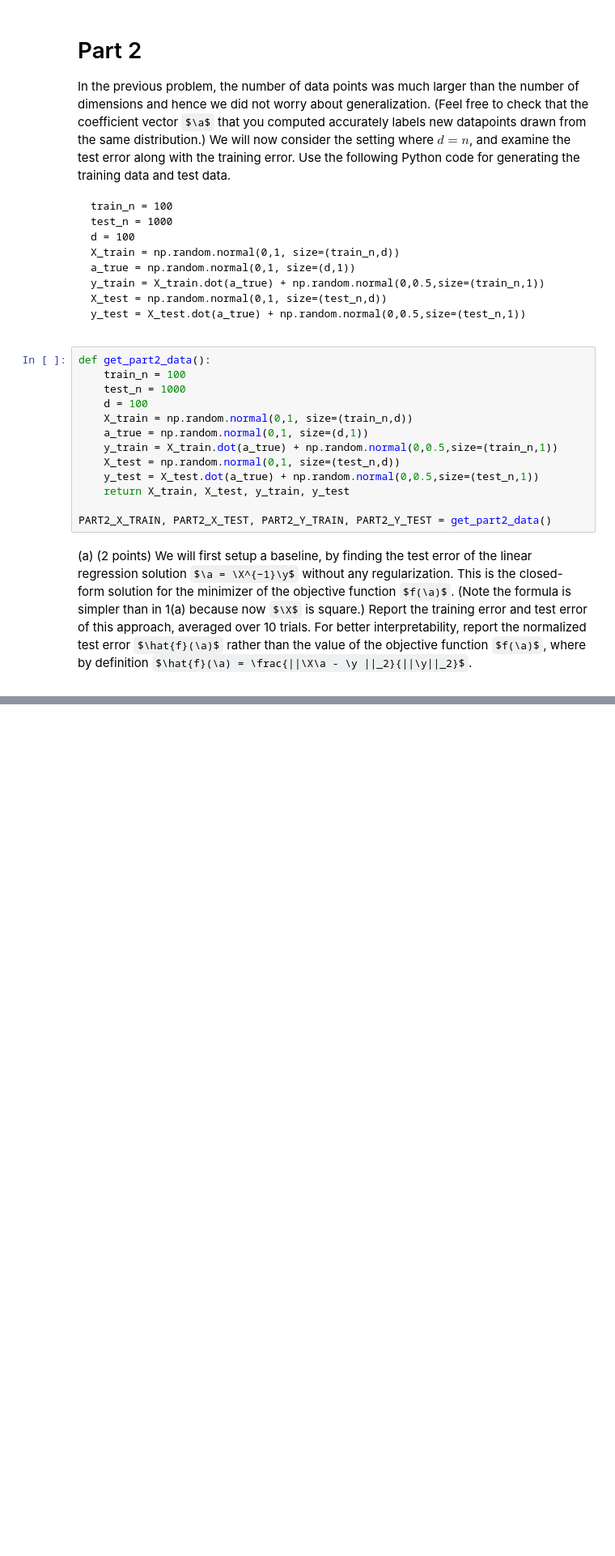
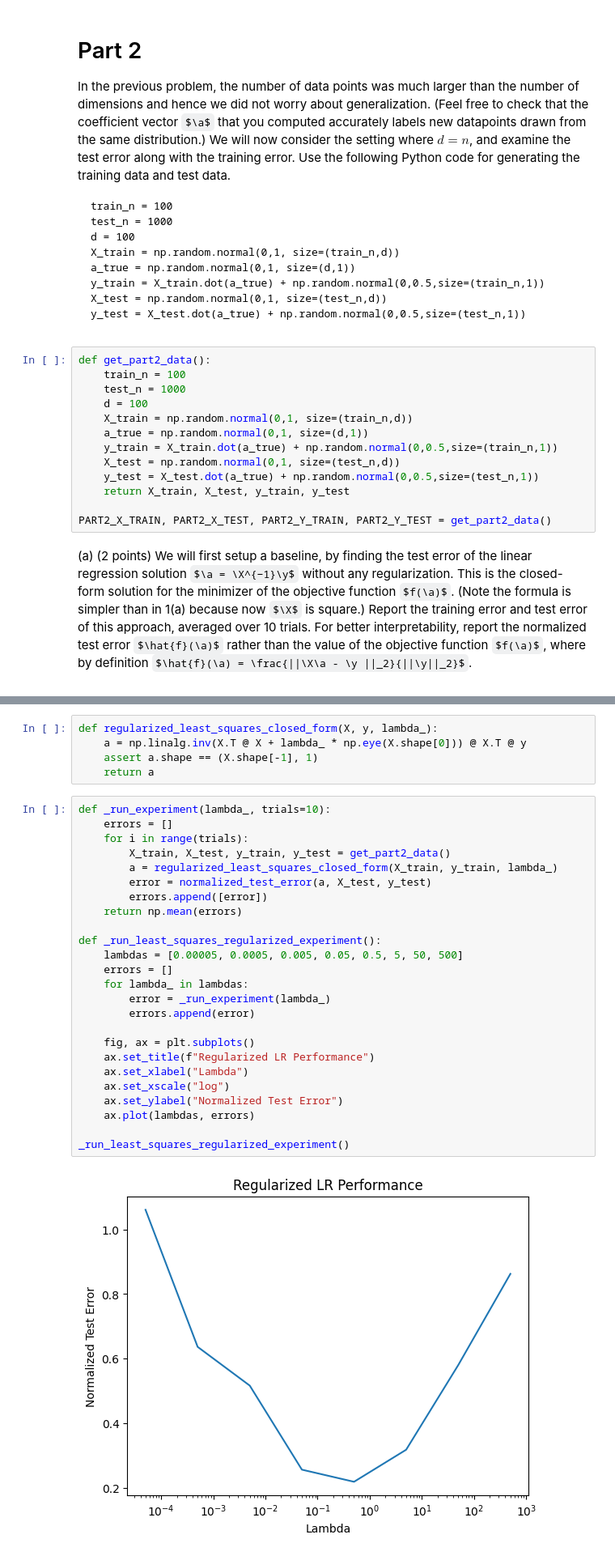
Before and after one commit to garfieldnate/Stanford-CS-168_Modern_Algorithmic_Toolbox, a Jupyter notebook: cs168/notebooks/mini_project_3.ipynb, the cells around one changed output, grey strips where cells are left out. Shown at 81% size. Cells and saved outputs as stored; diff of their text form; some formulas as TeX source; blank space fills up the shorter version.

```diff
--- a/cs168/notebooks/mini_project_3.ipynb
+++ b/cs168/notebooks/mini_project_3.ipynb
@@ -353,0 +399,32 @@ PART2_X_TRAIN, PART2_X_TEST, PART2_Y_TRAIN, PART2_Y_TEST = get_part2_data()
+# %%
+def regularized_least_squares_closed_form(X, y, lambda_):
+    a = np.linalg.inv(X.T @ X + lambda_ * np.eye(X.shape[0])) @ X.T @ y
+    assert a.shape == (X.shape[-1], 1)
+    return a
+# %%
+def _run_experiment(lambda_, trials=10):
+    errors = []
+    for i in range(trials):
+        X_train, X_test, y_train, y_test = get_part2_data()
+        a = regularized_least_squares_closed_form(X_train, y_train, lambda_)
+        error = normalized_test_error(a, X_test, y_test)
+        errors.append([error])
+    return np.mean(errors)
+
+def _run_least_squares_regularized_experiment():
+    lambdas = [0.00005, 0.0005, 0.005, 0.05, 0.5, 5, 50, 500]
+    errors = []
+    for lambda_ in lambdas:
+        error = _run_experiment(lambda_)
+        errors.append(error)
+
+    fig, ax = plt.subplots()
+    ax.set_title(f"Regularized LR Performance")
+    ax.set_xlabel("Lambda")
+    ax.set_xscale("log")
+    ax.set_ylabel("Normalized Test Error")
+    ax.plot(lambdas, errors)
+
+_run_least_squares_regularized_experiment()
+# %% [output]
+[figure, added]
```
Also changed, not shown: parts of 4 cells of this notebook.
